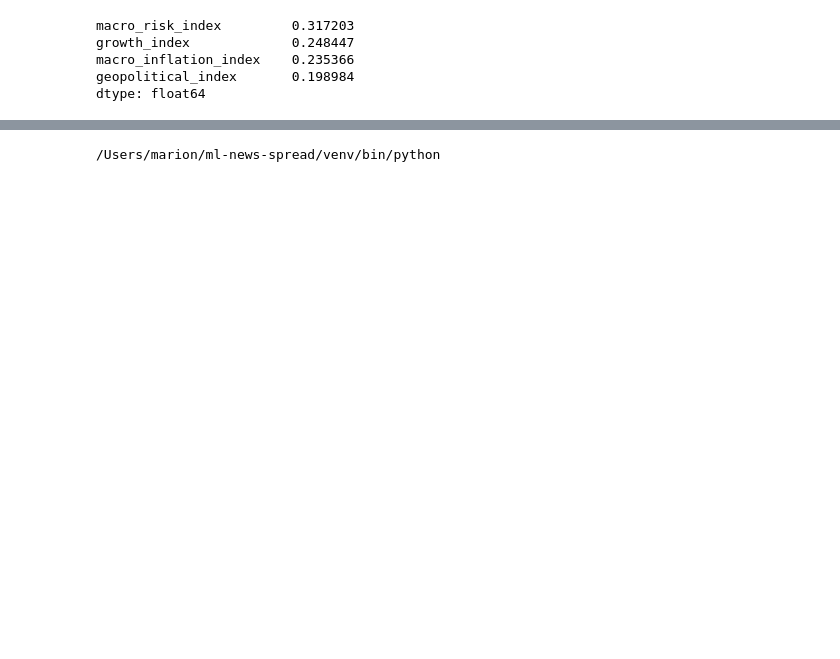
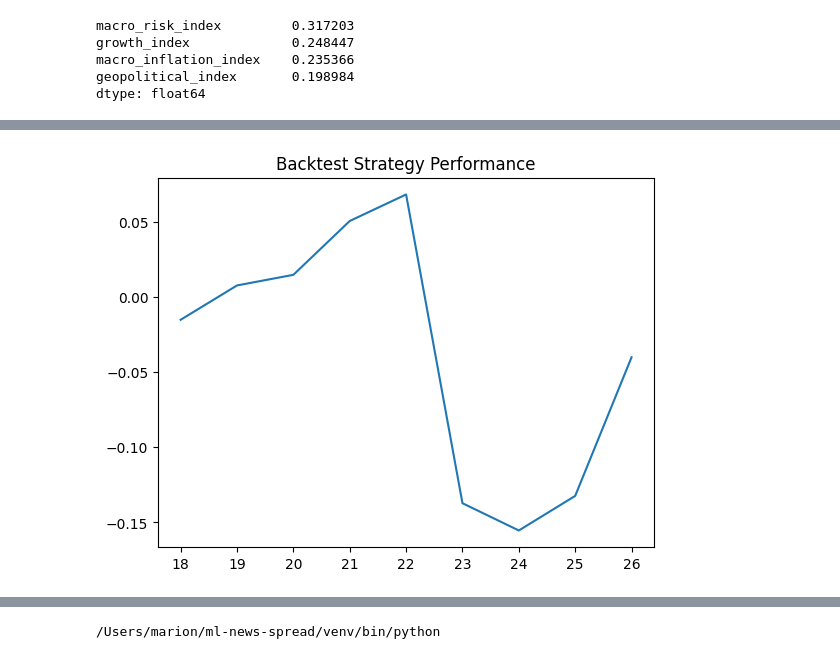
Before and after one commit to MarionSrl/ml-news-spread, a Jupyter notebook: notebooks/01_data_collection.ipynb, the cells around one changed output, grey strips where cells are left out. Cells and saved outputs as stored; diff of their text form; code cells hidden in the pictures; blank space fills up the shorter version.

```diff
--- a/notebooks/01_data_collection.ipynb
+++ b/notebooks/01_data_collection.ipynb
@@ -464,0 +306,15 @@ dtype: float64
+# %%
+# Logistic Regression (baseline linéaire)
+# Compare RF vs modèle économique simple
+
+from sklearn.linear_model import LogisticRegression
+
+log_model = LogisticRegression(max_iter=1000)
+
+log_model.fit(X_train, y_train)
+y_pred_log = log_model.predict(X_test)
+
+print("Logistic Regression")
+print(classification_report(y_test, y_pred_log))
+
+# Si : RF >> logistic → non-linéarités
@@ -464,0 +364,18 @@ dtype: float64
+# %%
+# Backtest : y_pred = 1 → spread monte // y_pred = 0 → spread baisse
+
+backtest = data_final.iloc[len(X_train):].copy()
+backtest["pred"] = y_pred
+
+backtest["strategy_return"] = (
+    (backtest["pred"] * 2 - 1) * backtest["delta"]
+)
+
+backtest["cum_return"] = backtest["strategy_return"].cumsum()
+
+plt.figure()
+backtest["cum_return"].plot()
+plt.title("Backtest Strategy Performance")
+plt.show()
+# %% [output]
+[figure, added]
```
Also changed, not shown: parts of 18 cells of this notebook, 2 other files.
